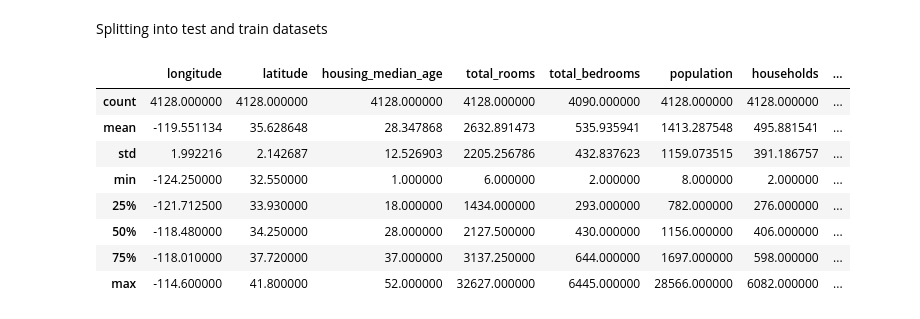
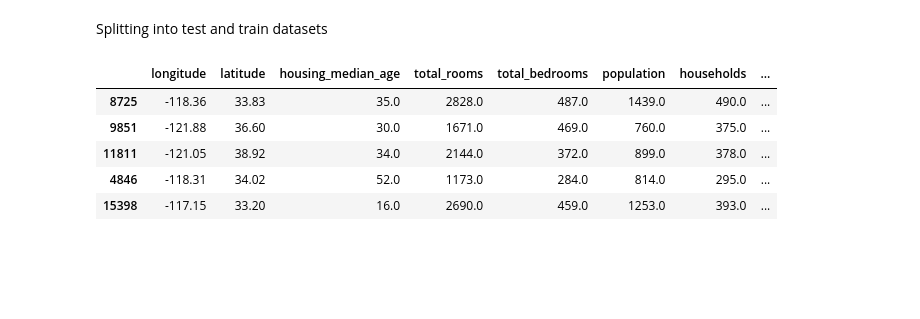
Before and after one commit to tacocrepe/handson-ml2, a Jupyter notebook: Chapter2.ipynb, the cells around one changed output. Cells and saved outputs as stored; diff of their text form; code cells hidden in the pictures; blank space fills up the shorter version.

```diff
--- a/Chapter2.ipynb
+++ b/Chapter2.ipynb
@@ -99,14 +103,11 @@ def split_train_test(data, test_ratio):
 # %%
 train_set, test_set = split_train_test(housing, .2)
 # %%
-test_set.describe()
+test_set.head()
 # %% [output]
 |  | longitude | latitude | housing_median_age | total_rooms | total_bedrooms | population | households | ... |
-| count | 4128.000000 | 4128.000000 | 4128.000000 | 4128.000000 | 4090.000000 | 4128.000000 | 4128.000000 | ... |
-| mean | -119.551134 | 35.628648 | 28.347868 | 2632.891473 | 535.935941 | 1413.287548 | 495.881541 | ... |
-| std | 1.992216 | 2.142687 | 12.526903 | 2205.256786 | 432.837623 | 1159.073515 | 391.186757 | ... |
-| min | -124.250000 | 32.550000 | 1.000000 | 6.000000 | 2.000000 | 8.000000 | 2.000000 | ... |
-| 25% | -121.712500 | 33.930000 | 18.000000 | 1434.000000 | 293.000000 | 782.000000 | 276.000000 | ... |
-| 50% | -118.480000 | 34.250000 | 28.000000 | 2127.500000 | 430.000000 | 1156.000000 | 406.000000 | ... |
-| 75% | -118.010000 | 37.720000 | 37.000000 | 3137.250000 | 644.000000 | 1697.000000 | 598.000000 | ... |
-| max | -114.600000 | 41.800000 | 52.000000 | 32627.000000 | 6445.000000 | 28566.000000 | 6082.000000 | ... |
+| 8725 | -118.36 | 33.83 | 35.0 | 2828.0 | 487.0 | 1439.0 | 490.0 | ... |
+| 9851 | -121.88 | 36.60 | 30.0 | 1671.0 | 469.0 | 760.0 | 375.0 | ... |
+| 11811 | -121.05 | 38.92 | 34.0 | 2144.0 | 372.0 | 899.0 | 378.0 | ... |
+| 4846 | -118.31 | 34.02 | 52.0 | 1173.0 | 284.0 | 814.0 | 295.0 | ... |
+| 15398 | -117.15 | 33.20 | 16.0 | 2690.0 | 459.0 | 1253.0 | 393.0 | ... |
```
Also changed, not shown: parts of 9 cells of this notebook, 1 other file.
